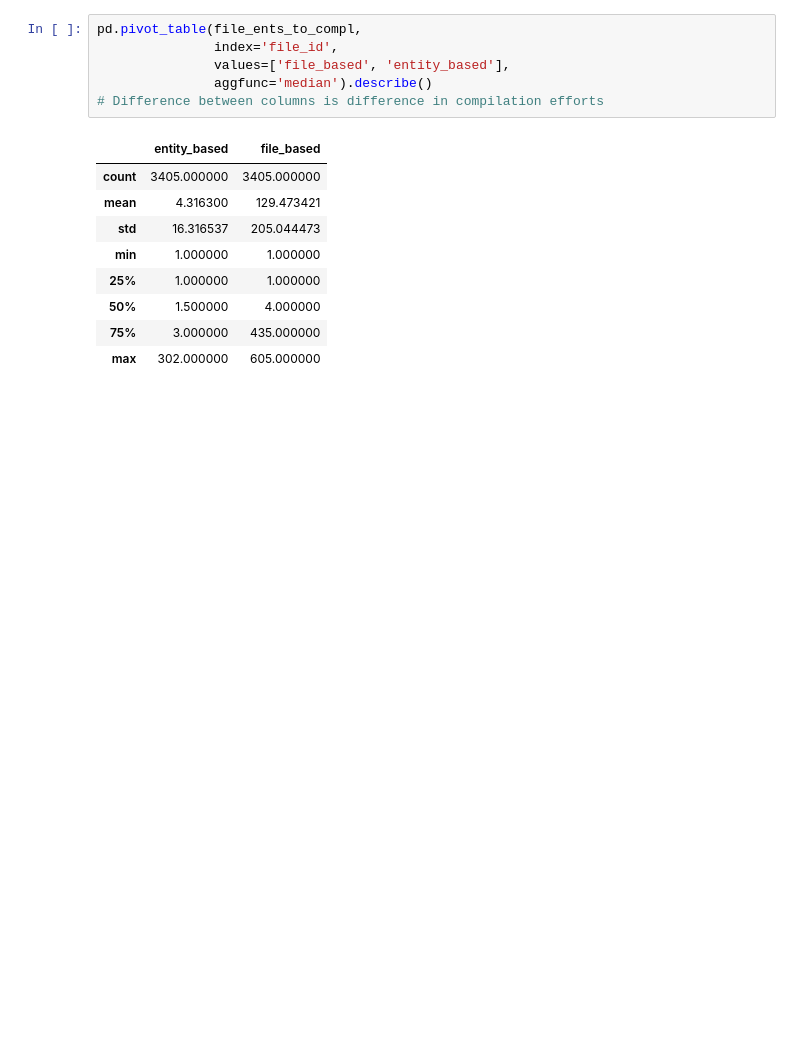
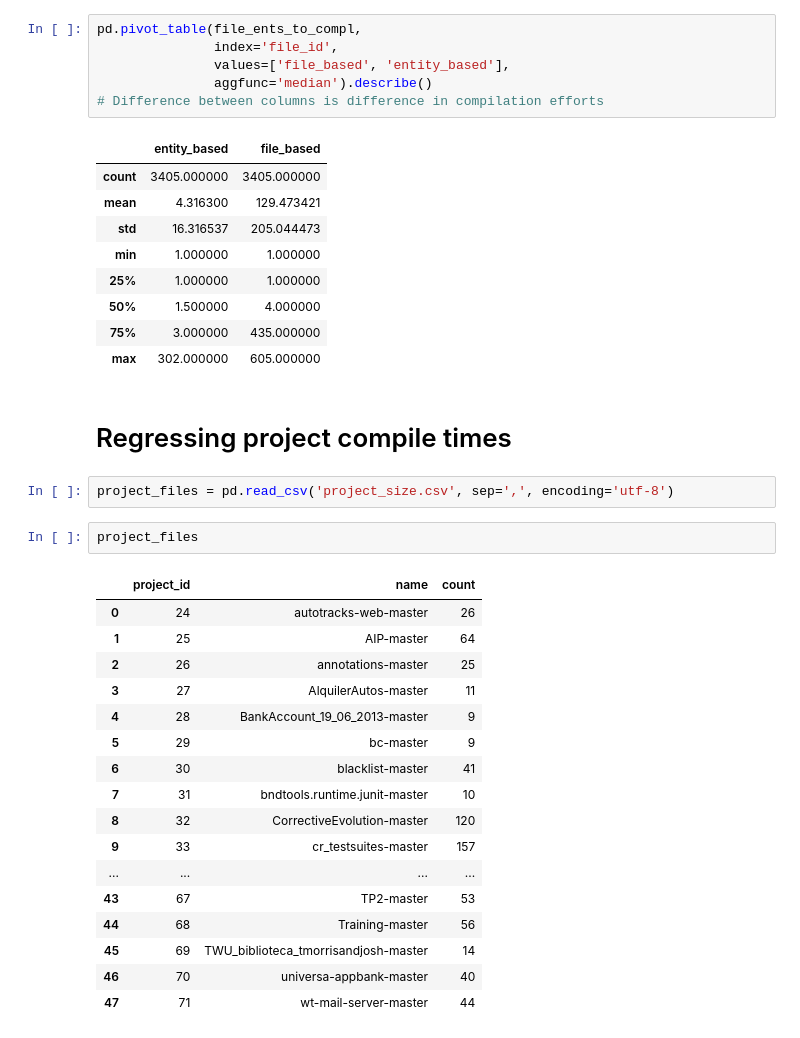
Before and after one commit to marufzaber/Java-Build-Tool, a Jupyter notebook: Notebook.ipynb, the cells around one changed output. Cells and saved outputs as stored; diff of their text form; blank space fills up the shorter version.

```diff
--- a/Notebook.ipynb
+++ b/Notebook.ipynb
@@ -64,3 +66,27 @@ pd.pivot_table(file_ents_to_compl,
 | 50% | 1.500000 | 4.000000 |
 | 75% | 3.000000 | 435.000000 |
 | max | 302.000000 | 605.000000 |
+# %% [markdown]
+# Regressing project compile times
+# %%
+project_files = pd.read_csv('project_size.csv', sep=',', encoding='utf-8')
+# %%
+project_files
+# %% [output]
+|  | project_id | name | count |
+| 0 | 24 | autotracks-web-master | 26 |
+| 1 | 25 | AIP-master | 64 |
+| 2 | 26 | annotations-master | 25 |
+| 3 | 27 | AlquilerAutos-master | 11 |
+| 4 | 28 | BankAccount_19_06_2013-master | 9 |
+| 5 | 29 | bc-master | 9 |
+| 6 | 30 | blacklist-master | 41 |
+| 7 | 31 | bndtools.runtime.junit-master | 10 |
+| 8 | 32 | CorrectiveEvolution-master | 120 |
+| 9 | 33 | cr_testsuites-master | 157 |
+| ... | ... | ... | ... |
+| 43 | 67 | TP2-master | 53 |
+| 44 | 68 | Training-master | 56 |
+| 45 | 69 | TWU_biblioteca_tmorrisandjosh-master | 14 |
+| 46 | 70 | universa-appbank-master | 40 |
+| 47 | 71 | wt-mail-server-master | 44 |
```
Also changed, not shown: parts of 1 cell of this notebook.
